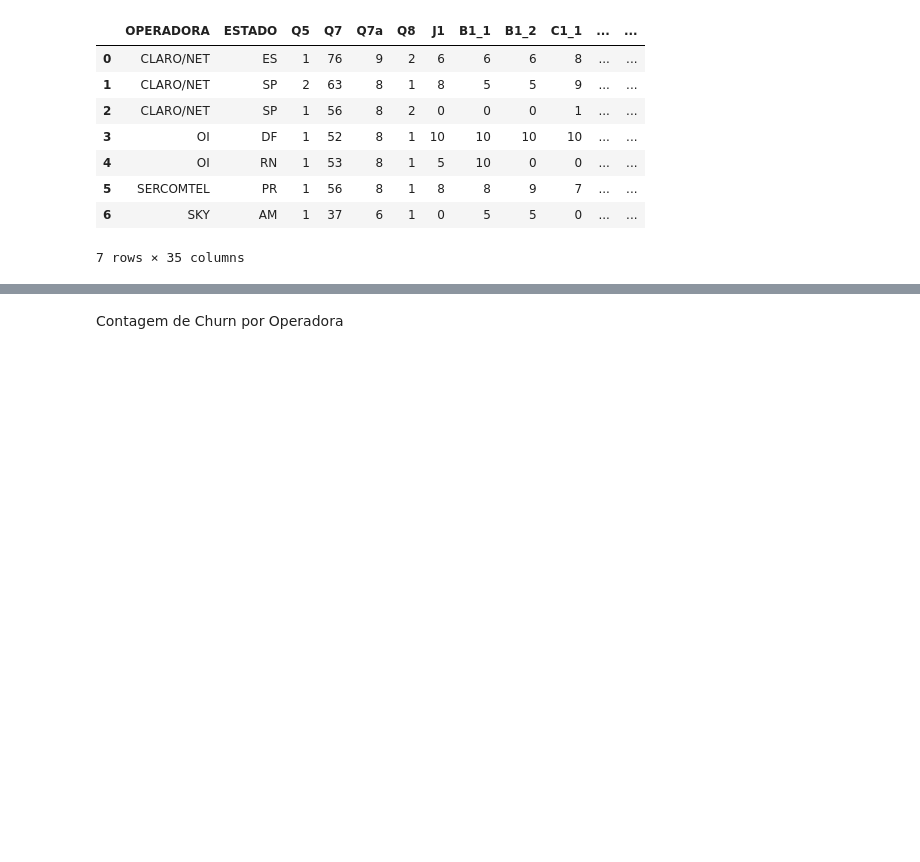
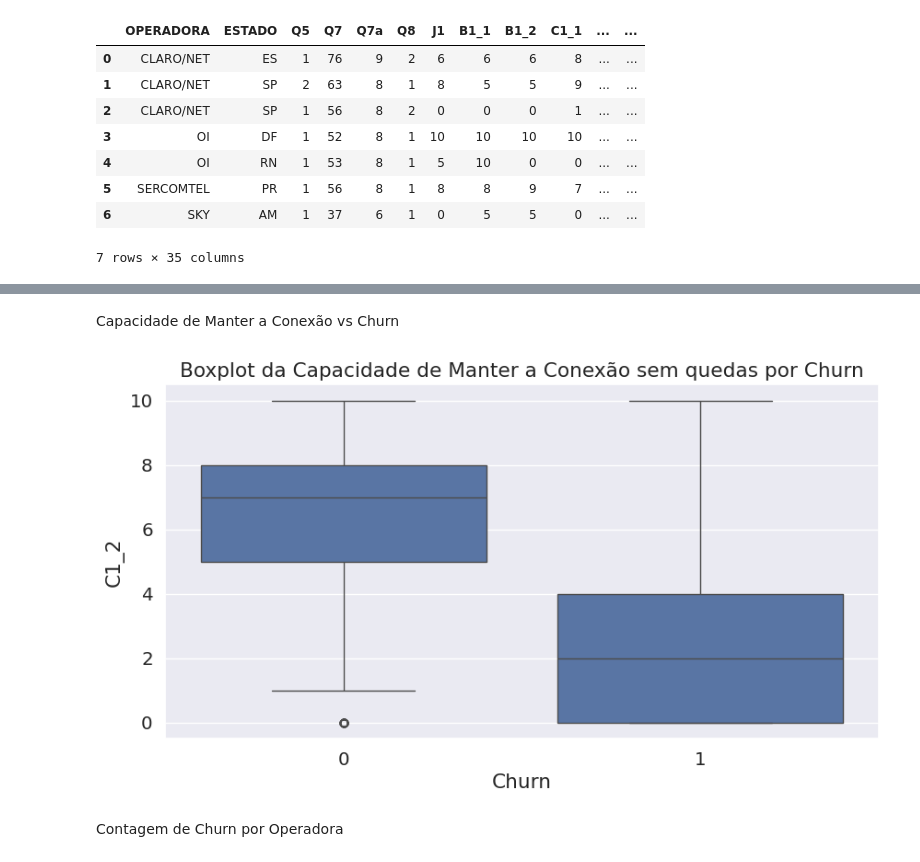
Before and after one commit to mheloisagalvao/projeto-ml, a Jupyter notebook: Projeto_THK.ipynb, the cells around one changed output, grey strips where cells are left out. Saved outputs shown, nothing was run; the diff lists cells and outputs as text; code cells hidden in the pictures; blank space fills up the shorter version.

```diff
--- a/Projeto_THK.ipynb
+++ b/Projeto_THK.ipynb
@@ -385,3 +411,12 @@ df.head(7)
+# %% [markdown]
+Capacidade de Manter a Conexão vs Churn
+# %%
+plt.figure(figsize=(10, 5))
+sns.boxplot(data=df, x='Churn', y='C1_2');
+plt.title('Boxplot da Capacidade de Manter a Conexão sem quedas por Churn')
+plt.show()
+# %% [output]
+[figure, added]
 # %% [markdown]
 Contagem de Churn por Operadora
 # %%
```
Also changed, not shown: parts of 8 cells of this notebook.
